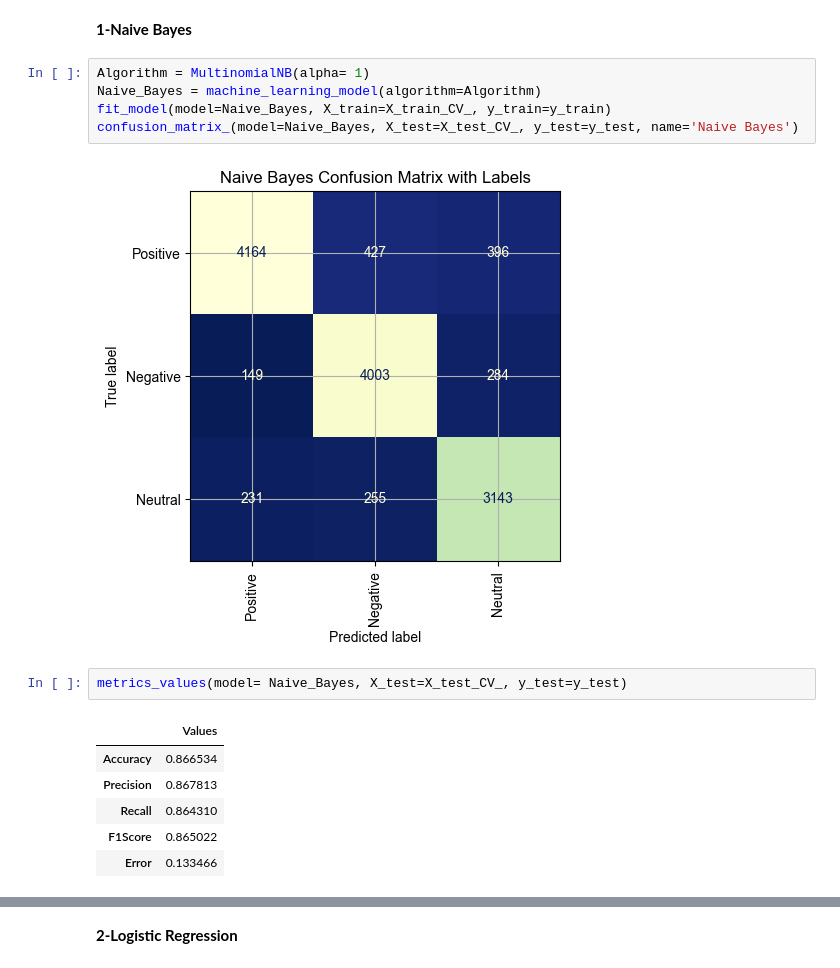
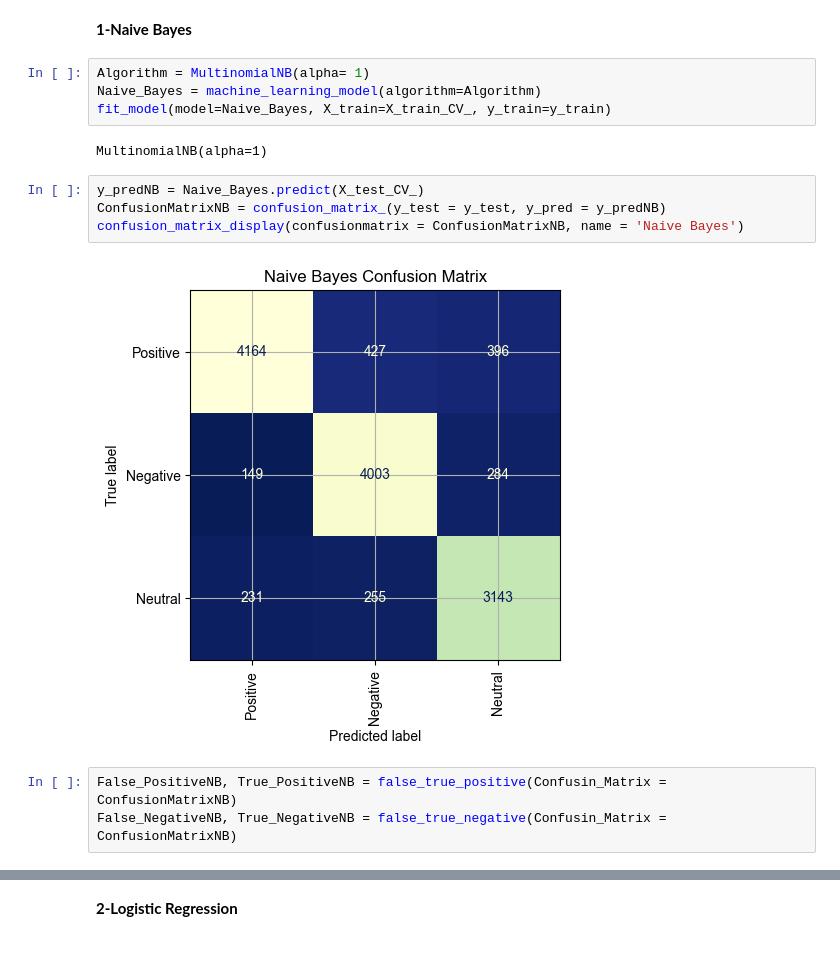
Before and after one commit to Osamah-Anmar-Sami/Sentiment-Analysis, a Jupyter notebook: Arabic Sentiment Analysis/Arabic Sentiment Analysis.ipynb, the cells around one changed output, grey strips where cells are left out. Saved outputs shown, nothing was run; the diff lists cells and outputs as text.

```diff
--- a/Arabic Sentiment Analysis/Arabic Sentiment Analysis.ipynb
+++ b/Arabic Sentiment Analysis/Arabic Sentiment Analysis.ipynb
@@ -381,15 +356,14 @@ Vocabulary
 Algorithm = MultinomialNB(alpha= 1)
 Naive_Bayes = machine_learning_model(algorithm=Algorithm)
 fit_model(model=Naive_Bayes, X_train=X_train_CV_, y_train=y_train)
-confusion_matrix_(model=Naive_Bayes, X_test=X_test_CV_, y_test=y_test, name='Naive Bayes')
 # %% [output]
-[figure, removed]
+MultinomialNB(alpha=1)
-# %%
-metrics_values(model= Naive_Bayes, X_test=X_test_CV_, y_test=y_test)
-# %% [output]
-|  | Values |
-| Accuracy | 0.866534 |
-| Precision | 0.867813 |
-| Recall | 0.864310 |
-| F1Score | 0.865022 |
-| Error | 0.133466 |
+# %%
+y_predNB = Naive_Bayes.predict(X_test_CV_)
+ConfusionMatrixNB = confusion_matrix_(y_test = y_test, y_pred = y_predNB)
+confusion_matrix_display(confusionmatrix = ConfusionMatrixNB, name = 'Naive Bayes')
+# %% [output]
+[figure, added]
+# %%
+False_PositiveNB, True_PositiveNB = false_true_positive(Confusin_Matrix = ConfusionMatrixNB)
+False_NegativeNB, True_NegativeNB = false_true_negative(Confusin_Matrix = ConfusionMatrixNB)
```
Also changed, not shown: parts of 53 cells of this notebook.
